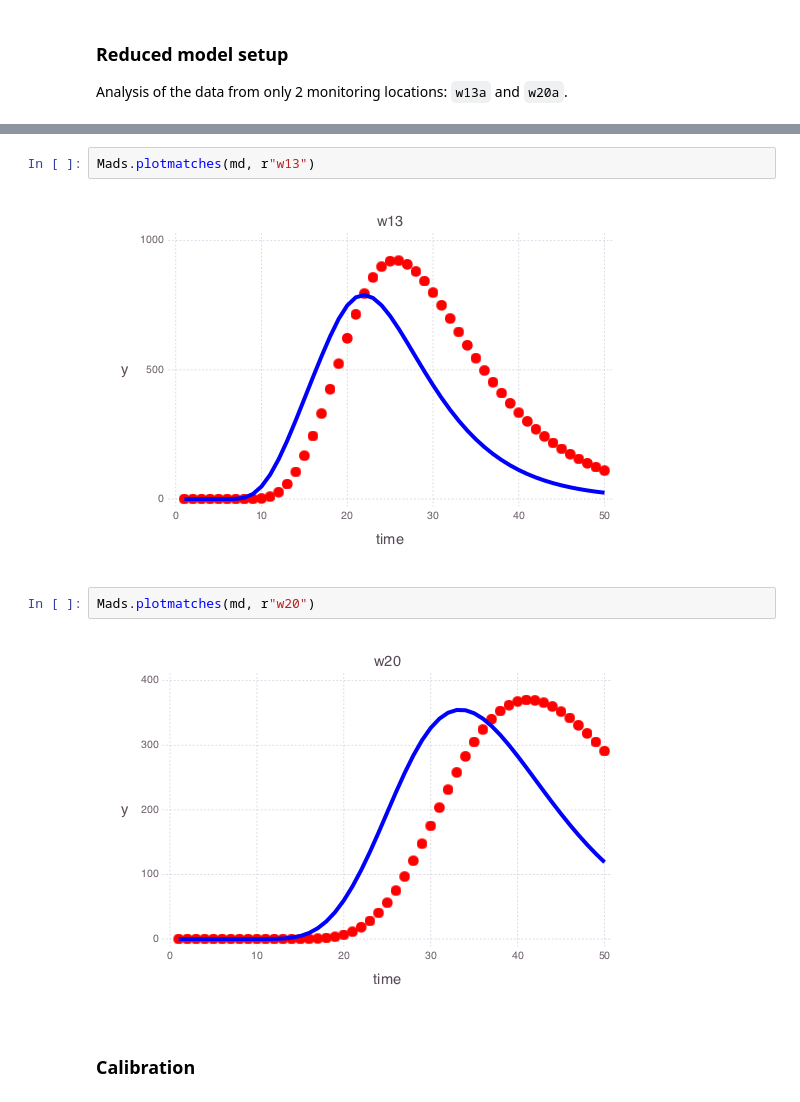
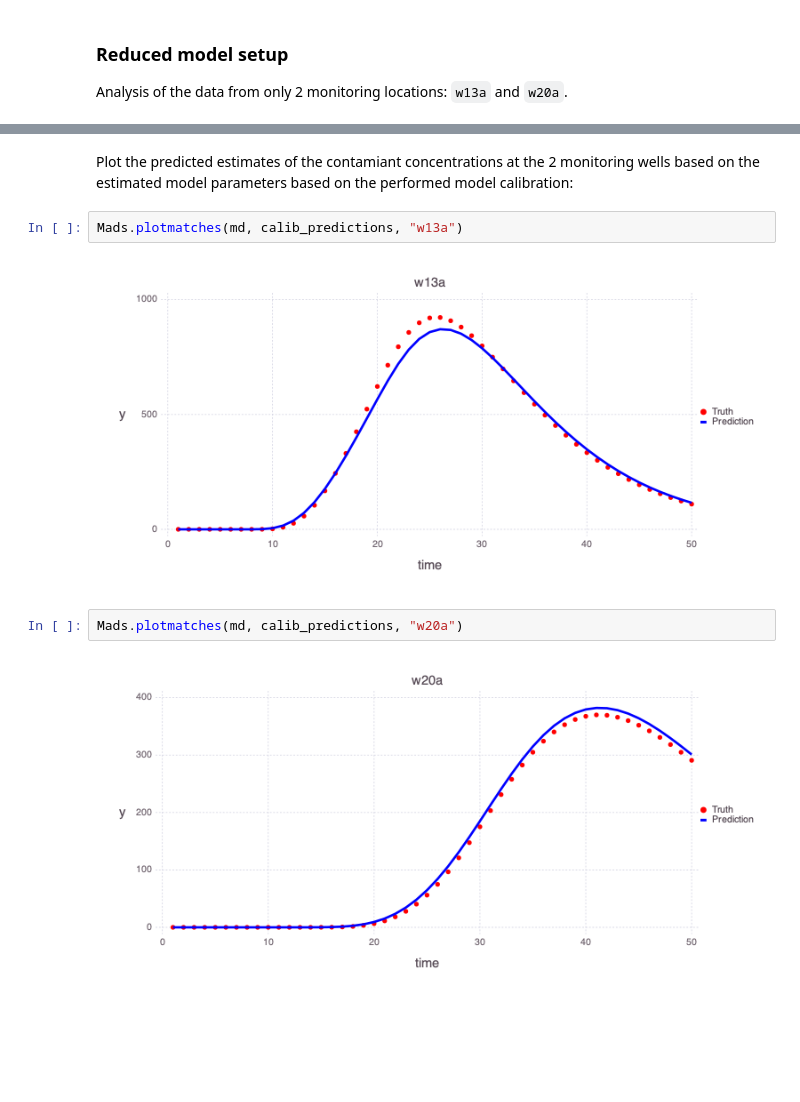
Before and after one commit to madsjulia/Mads.jl, a Jupyter notebook: notebooks/contamination.ipynb, the cells around one changed output, grey strips where cells are left out. Drawn from its saved outputs; the diff is of its cells as text; blank space fills up the shorter version.

```diff
--- a/notebooks/contamination.ipynb
+++ b/notebooks/contamination.ipynb
@@ -61,10 +148,10 @@ Mads.plotmadsproblem(md, keyword="w13a_w20a")
+# %% [markdown]
+Plot the predicted estimates of the contamiant concentrations at the 2 monitoring wells based on the estimated model parameters based on the performed model calibration:
 # %%
-Mads.plotmatches(md, r"w13")
+Mads.plotmatches(md, calib_predictions, "w13a")
 # %% [output]
-[figure, old version]
+[figure, new version]
 # %%
-Mads.plotmatches(md, r"w20")
+Mads.plotmatches(md, calib_predictions, "w20a")
 # %% [output]
-[figure, old version]
+[figure, new version]
-# %% [markdown]
-### Calibration
```
Also changed, not shown: parts of 25 cells of this notebook, 14 other files.
